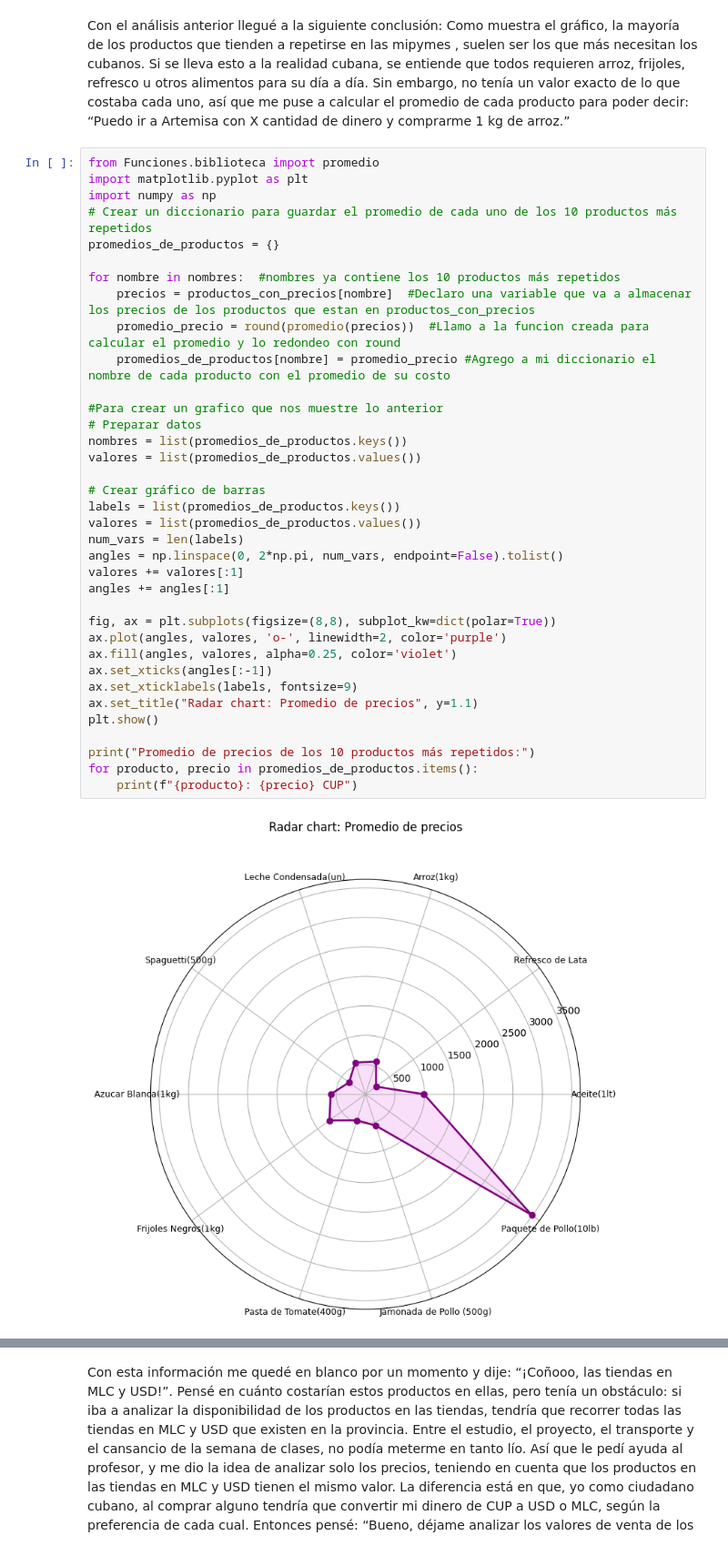
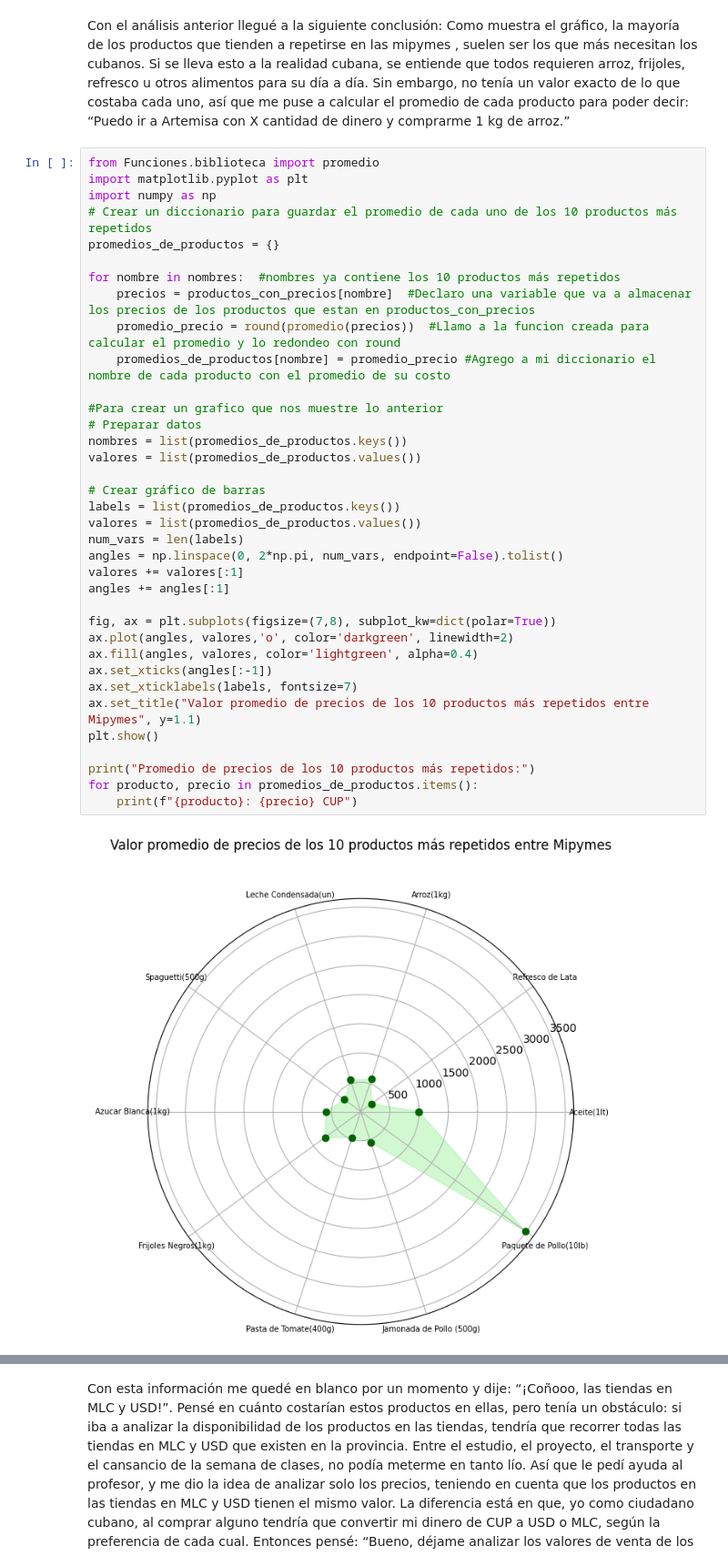
Before and after one commit to WilliamTMC/Proyecto45, a Jupyter notebook: analizando varios productos.ipynb, the cells around one changed output, grey strips where cells are left out. Shown at 91% size. Drawn from its saved outputs; the diff is of its cells as text.

```diff
--- a/analizando varios productos.ipynb
+++ b/analizando varios productos.ipynb
@@ -142,39 +143,39 @@ from Funciones.biblioteca import promedio
 import matplotlib.pyplot as plt
 import numpy as np
 # Crear un diccionario para guardar el promedio de cada uno de los 10 productos más repetidos
 promedios_de_productos = {}
 
 for nombre in nombres:  #nombres ya contiene los 10 productos más repetidos
     precios = productos_con_precios[nombre]  #Declaro una variable que va a almacenar los precios de los productos que estan en productos_con_precios
     promedio_precio = round(promedio(precios))  #Llamo a la funcion creada para calcular el promedio y lo redondeo con round
     promedios_de_productos[nombre] = promedio_precio #Agrego a mi diccionario el nombre de cada producto con el promedio de su costo
 
 #Para crear un grafico que nos muestre lo anterior
 # Preparar datos
 nombres = list(promedios_de_productos.keys())
 valores = list(promedios_de_productos.values())
 
 # Crear gráfico de barras
 labels = list(promedios_de_productos.keys())
 valores = list(promedios_de_productos.values())
 num_vars = len(labels)
 angles = np.linspace(0, 2*np.pi, num_vars, endpoint=False).tolist()
 valores += valores[:1]
 angles += angles[:1]
 
-fig, ax = plt.subplots(figsize=(8,8), subplot_kw=dict(polar=True))
-ax.plot(angles, valores, 'o-', linewidth=2, color='purple')
-ax.fill(angles, valores, alpha=0.25, color='violet')
+fig, ax = plt.subplots(figsize=(7,8), subplot_kw=dict(polar=True))
+ax.plot(angles, valores,'o', color='darkgreen', linewidth=2)
+ax.fill(angles, valores, color='lightgreen', alpha=0.4)
 ax.set_xticks(angles[:-1])
-ax.set_xticklabels(labels, fontsize=9)
-ax.set_title("Radar chart: Promedio de precios", y=1.1)
+ax.set_xticklabels(labels, fontsize=7)
+ax.set_title("Valor promedio de precios de los 10 productos más repetidos entre Mipymes", y=1.1)
 plt.show()
 
 print("Promedio de precios de los 10 productos más repetidos:")
 for producto, precio in promedios_de_productos.items():
     print(f"{producto}: {precio} CUP")
 # %% [output]
-[figure, old version]
+[figure, new version]
 Promedio de precios de los 10 productos más repetidos:
 Aceite(1lt): 993 CUP
 Refresco de Lata: 222 CUP
```
Also changed, not shown: parts of 10 cells of this notebook, 1 other file.
